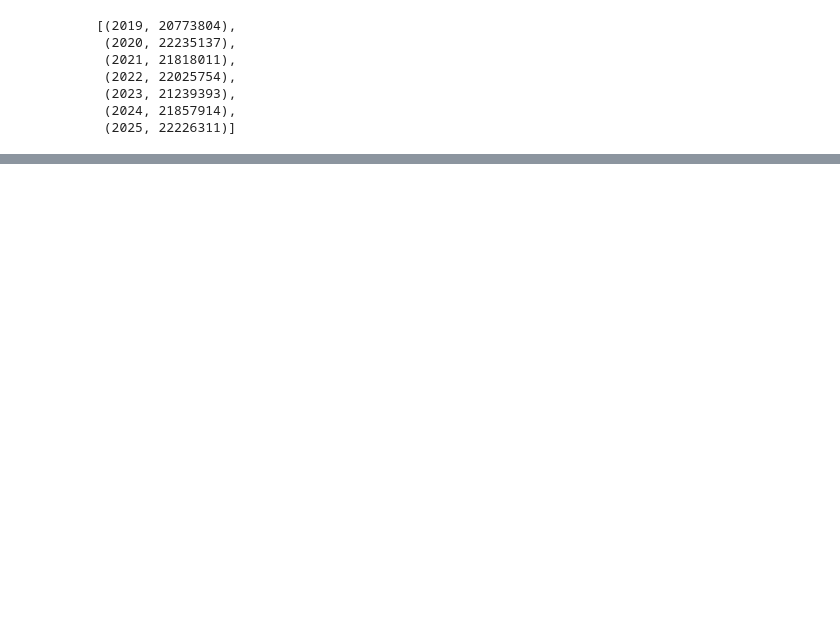
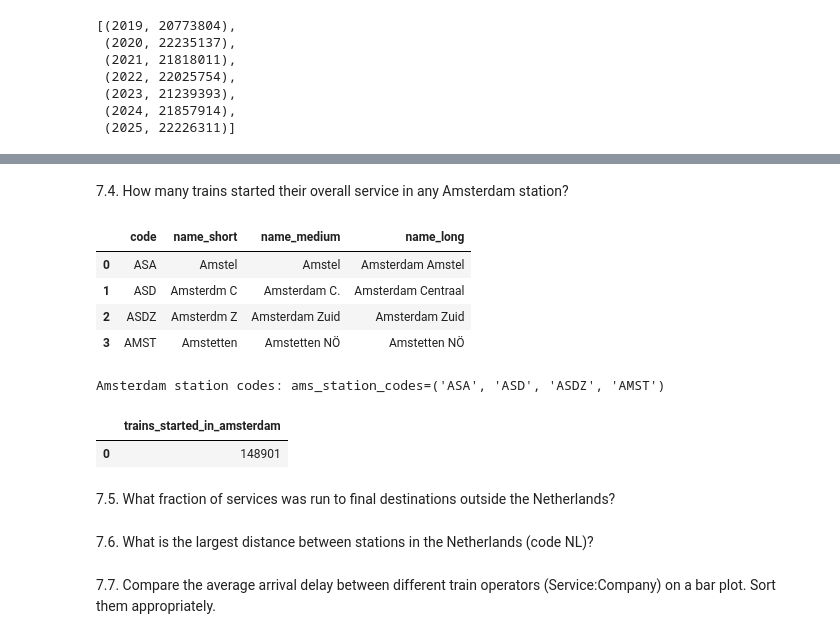
Before and after one commit to xiazek/issi_MLOps_lab, a Jupyter notebook: lab02/homework.ipynb, the cells around one changed output, grey strips where cells are left out. Cells and saved outputs as stored; diff of their text form; code cells hidden in the pictures; blank space fills up the shorter version.

```diff
--- a/lab02/homework.ipynb
+++ b/lab02/homework.ipynb
@@ -223,0 +414,17 @@ with duckdb.connect("data/duckdb_trains.db") as db:
+# %%
+with duckdb.connect("data/duckdb_trains.db") as db:
+
+    # TODO: PROBLEM: we have data from 2023 only !!!
+    display(db.execute("SELECT DISTINCT YEAR(start_time) AS year FROM disruptions ORDER BY year").df())
+    # TODO: PROBLEM: we have data from 2024-25 only !!!
+    display(db.execute("SELECT DISTINCT YEAR(\"Stop:Departure time\") AS year FROM services WHERE \"Stop:Departure time\" IS NOT NULL ORDER BY year").df())
+
+    most_common_disruption_cause_by_year = db.sql(
+    """
+    SELECT YEAR("start_time") AS year, MODE("cause_en") AS most_common_cause
+    FROM disruptions
+        GROUP BY year
+        ORDER BY year
+    """
+    ).df()
+    display(most_common_disruption_cause_by_year.head())
@@ -223,0 +439,38 @@ with duckdb.connect("data/duckdb_trains.db") as db:
+# %% [markdown]
+7.4. How many trains started their overall service in any Amsterdam station?
+# %%
+with duckdb.connect("data/duckdb_trains.db") as db:
+
+    amsterdam_stations = db.sql(
+    """
+    SELECT code, name_short, name_medium, name_long FROM stations
+      WHERE "name_short" like 'Ams%'
+        order by name_short
+    """
+    ).df()
+    display(amsterdam_stations)
+
+    ams_station_codes = tuple(amsterdam_stations["code"].tolist())
+    print(f"Amsterdam station codes: {ams_station_codes=}")
+
+    trains_started_in_amsterdam = db.execute(
+    """
+    SELECT COUNT(DISTINCT "Service:RDT-ID") AS trains_started_in_amsterdam
+        FROM services
+        WHERE "Stop:Station code" IN $ams_station_codes
+          AND "Stop:Arrival time" IS NULL
+    """,
+    {"ams_station_codes": ams_station_codes}
+    ).df()
+    display(trains_started_in_amsterdam.head())
+# %% [output]
+|  | code | name_short | name_medium | name_long |
+| 0 | ASA | Amstel | Amstel | Amsterdam Amstel |
+| 1 | ASD | Amsterdm C | Amsterdam C. | Amsterdam Centraal |
+| 2 | ASDZ | Amsterdm Z | Amsterdam Zuid | Amsterdam Zuid |
+| 3 | AMST | Amstetten | Amstetten NÖ | Amstetten NÖ |
+Amsterdam station codes: ams_station_codes=('ASA', 'ASD', 'ASDZ', 'AMST')
+|  | trains_started_in_amsterdam |
+| 0 | 148901 |
+# %% [markdown]
+7.5. What fraction of services was run to final destinations outside the Netherlands?
@@ -223,0 +483,2 @@ with duckdb.connect("data/duckdb_trains.db") as db:
+# %% [markdown]
+7.6. What is the largest distance between stations in the Netherlands (code NL)?
@@ -223,0 +487,2 @@ with duckdb.connect("data/duckdb_trains.db") as db:
+# %% [markdown]
+7.7. Compare the average arrival delay between different train operators (Service:Company) on a bar plot. Sort them appropriately.
```
Also changed, not shown: parts of 16 cells of this notebook.
